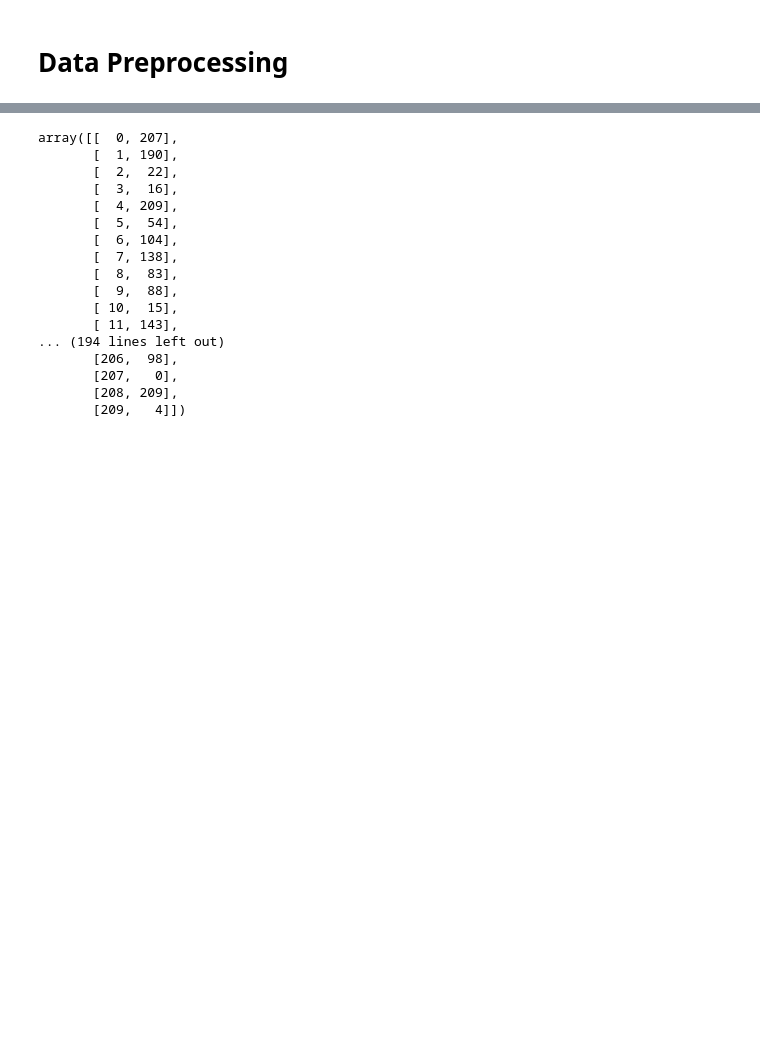
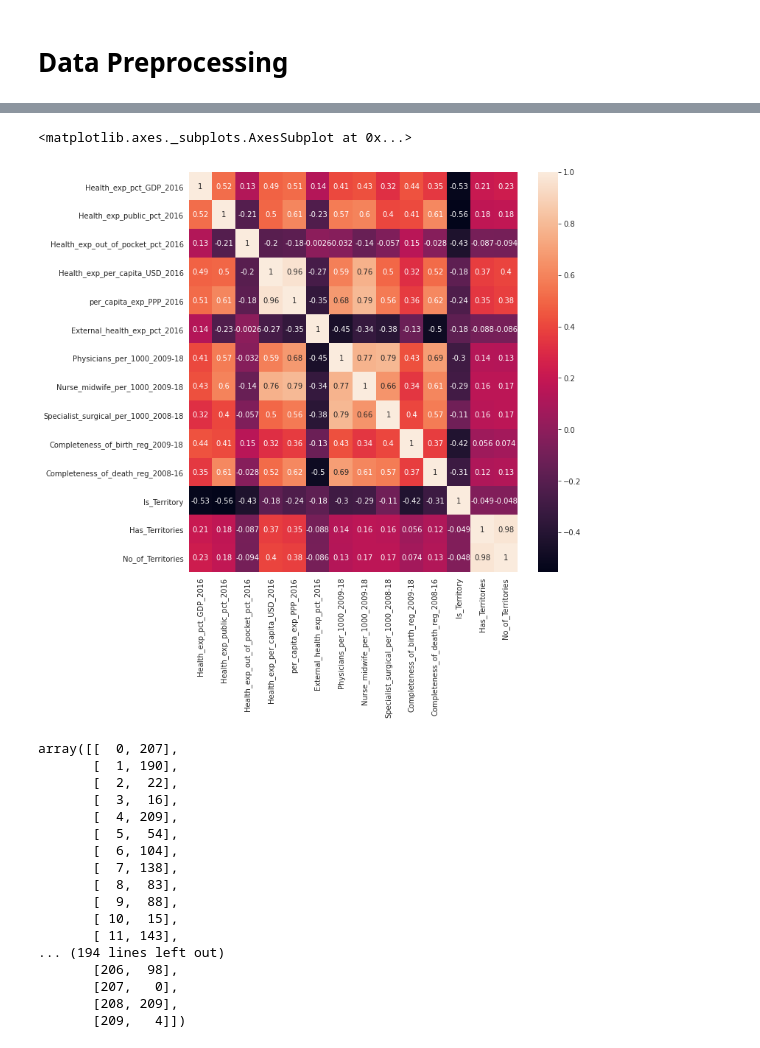
Before and after one commit to Blvisse/WHOProject, a Jupyter notebook: WHO.ipynb, the cells around one changed output, grey strips where cells are left out. Saved outputs shown, nothing was run; the diff lists cells and outputs as text; code cells hidden in the pictures; blank space fills up the shorter version.

```diff
--- a/WHO.ipynb
+++ b/WHO.ipynb
@@ -182,0 +220,2 @@ data.head()
+# %%
+data['Is_Territory']=np.where(data['Province_State'].notnull(),1,0)
@@ -645,6 +729,12 @@ whoData.head()
 | 4 | Angola | Angola | 2.9 | 44.1 | 35.2 | ... |
 # %%
 whoData.drop(labels=['Country_Region','World_Bank_Name'],axis=1,inplace=True)
+# %%
+plt.figure(figsize=(10,10))
+sns.heatmap(whoData.corr(),annot=True)
+# %% [output]
+<matplotlib.axes._subplots.AxesSubplot at 0x...>
+[figure, added]
 # %%
 from sklearn.neighbors import NearestNeighbors
 # %%
```
Also changed, not shown: parts of 26 cells of this notebook.
